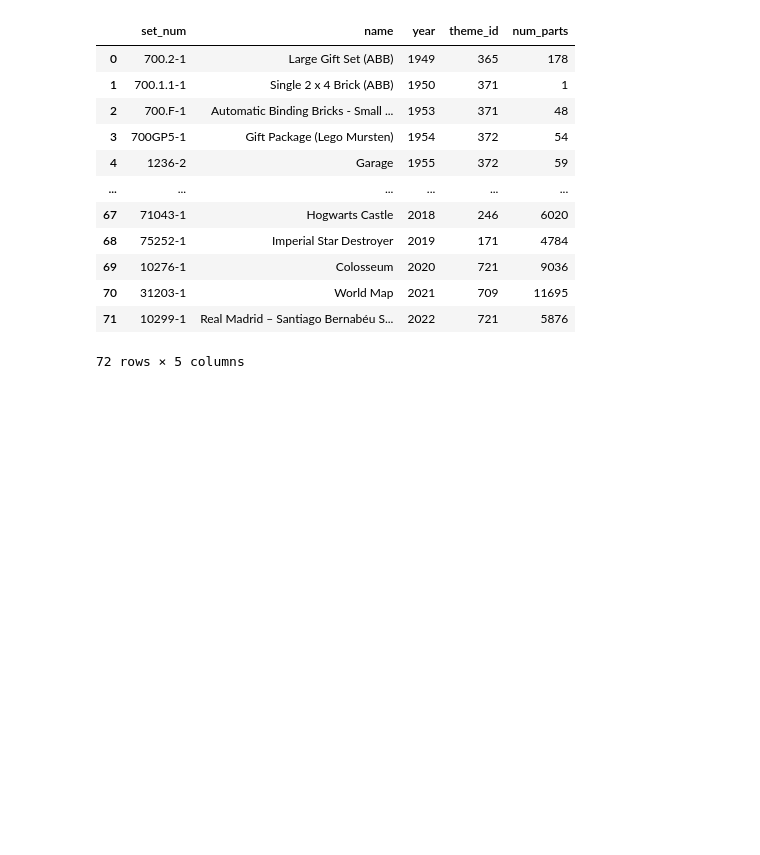
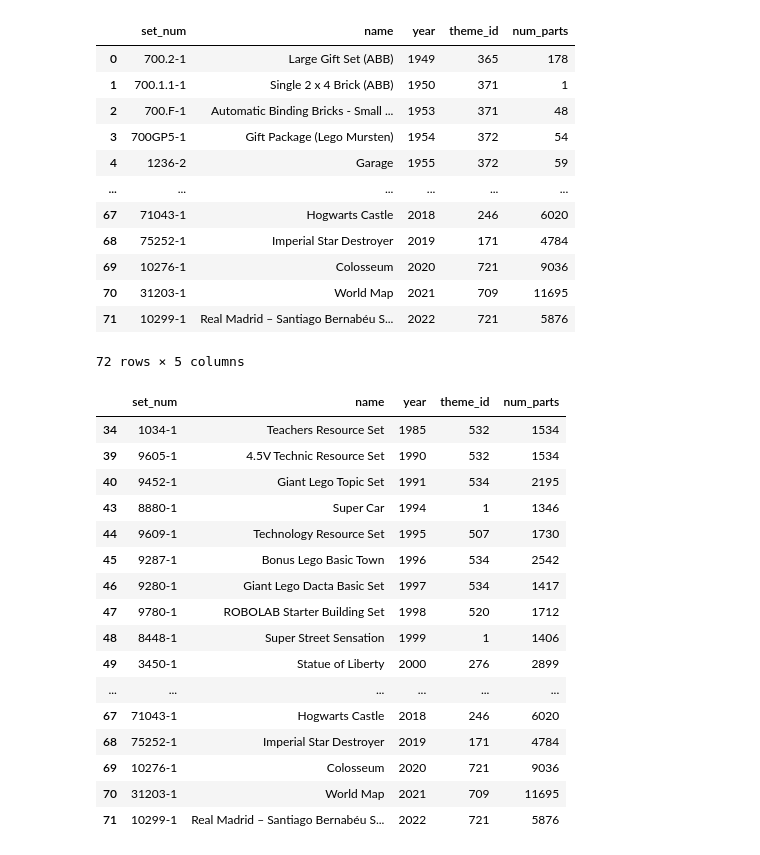
Before and after one commit to colbyyh2/NarrativeVis, a Jupyter notebook: Untitled.ipynb, the cells around one changed output. Cells and saved outputs as stored; diff of their text form; code cells hidden in the pictures; blank space fills up the shorter version.

```diff
--- a/Untitled.ipynb
+++ b/Untitled.ipynb
@@ -205,3 +205,23 @@ most_parts\
     })\
     .merge(lego_data["themes"].rename(columns={"name":"theme"}), how="left", on="id")\
     .to_csv("data_new/largest_sets.csv")
+# %%
+most_parts.query("num_parts >= 1000") # First
+# %% [output]
+|  | set_num | name | year | theme_id | num_parts |
+| 34 | 1034-1 | Teachers Resource Set | 1985 | 532 | 1534 |
+| 39 | 9605-1 | 4.5V Technic Resource Set | 1990 | 532 | 1534 |
+| 40 | 9452-1 | Giant Lego Topic Set | 1991 | 534 | 2195 |
+| 43 | 8880-1 | Super Car | 1994 | 1 | 1346 |
+| 44 | 9609-1 | Technology Resource Set | 1995 | 507 | 1730 |
+| 45 | 9287-1 | Bonus Lego Basic Town | 1996 | 534 | 2542 |
+| 46 | 9280-1 | Giant Lego Dacta Basic Set | 1997 | 534 | 1417 |
+| 47 | 9780-1 | ROBOLAB Starter Building Set | 1998 | 520 | 1712 |
+| 48 | 8448-1 | Super Street Sensation | 1999 | 1 | 1406 |
+| 49 | 3450-1 | Statue of Liberty | 2000 | 276 | 2899 |
+| ... | ... | ... | ... | ... | ... |
+| 67 | 71043-1 | Hogwarts Castle | 2018 | 246 | 6020 |
+| 68 | 75252-1 | Imperial Star Destroyer | 2019 | 171 | 4784 |
+| 69 | 10276-1 | Colosseum | 2020 | 721 | 9036 |
+| 70 | 31203-1 | World Map | 2021 | 709 | 11695 |
+| 71 | 10299-1 | Real Madrid – Santiago Bernabéu S... | 2022 | 721 | 5876 |
```
Also changed, not shown: parts of 5 cells of this notebook, 6 other files.
